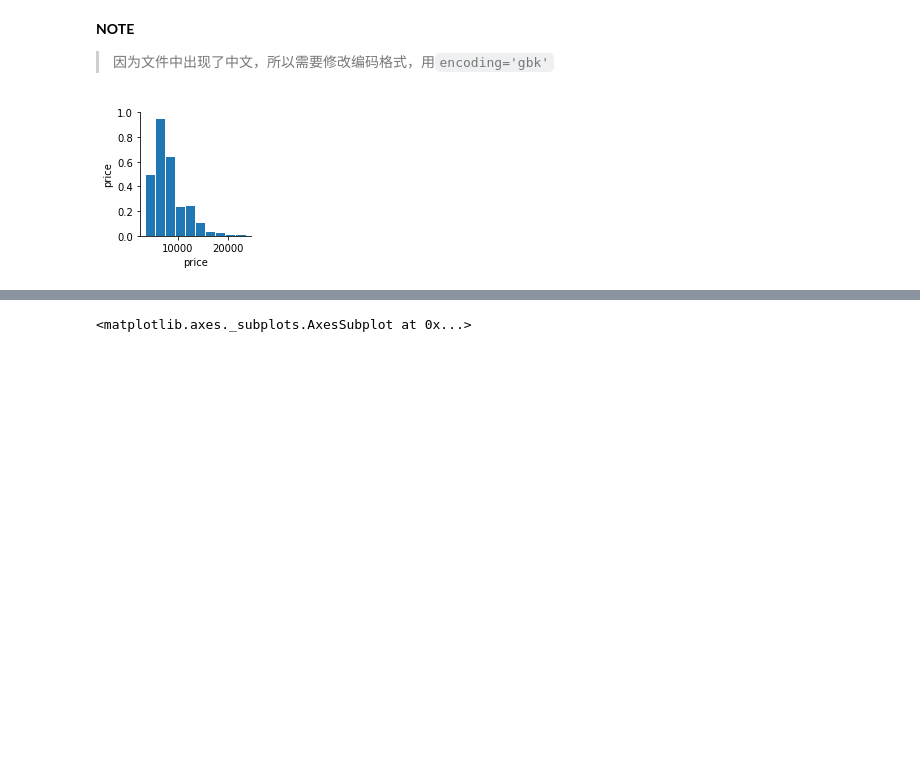
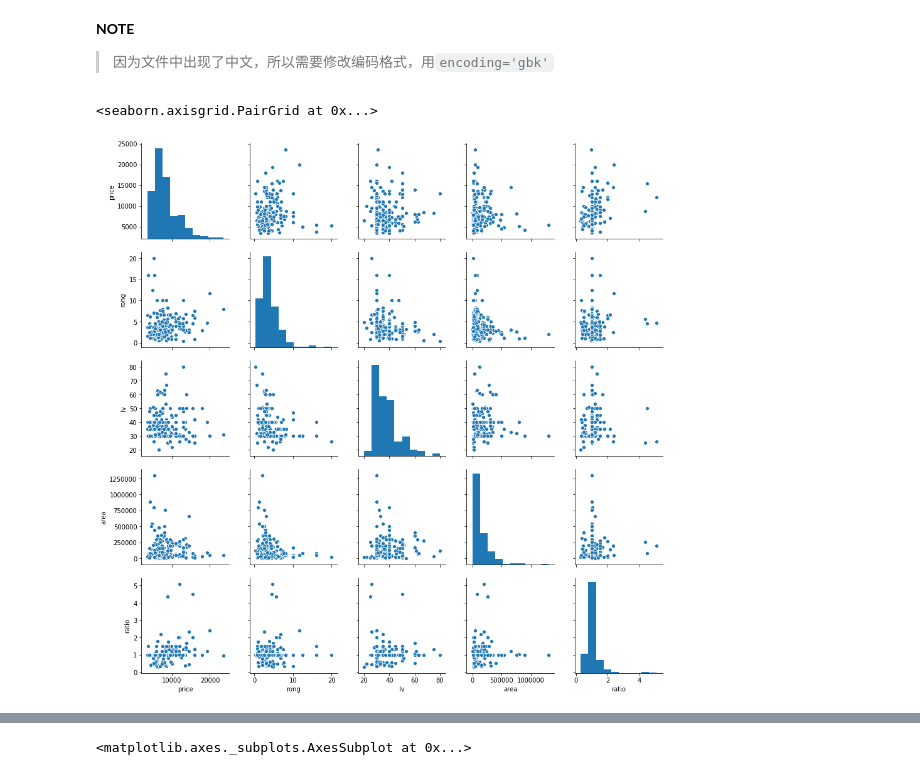
Before and after one commit to git-wy/SimplePython, a Jupyter notebook: Chapter 1 从R到Python/CH 1_2 方差分析/CH 1_2 code.ipynb, the cells around one changed output, grey strips where cells are left out. Cells and saved outputs as stored; diff of their text form; code cells hidden in the pictures; blank space fills up the shorter version.

```diff
--- a/Chapter 1 从R到Python/CH 1_2 方差分析/CH 1_2 code.ipynb
+++ b/Chapter 1 从R到Python/CH 1_2 方差分析/CH 1_2 code.ipynb
@@ -21,15 +21,14 @@ import lmdiag  # 画模型诊断图的模块
 # %%
 # 导入数据之导入csv文件
 
-data_real = pd.read_csv('E:\Data Mining\LearningPython\Chapter 1 从R到Python\CH 1_2 方差分析\CH 1_2 data real.csv', encoding='gbk')  # NOTE
-data_new = pd.read_csv('E:\Data Mining\LearningPython\Chapter 1 从R到Python\CH 1_2 方差分析\CH 1_2 data new.csv', encoding='gbk')
+data_real = pd.read_csv('E:\Data Mining\SimplePython\Chapter 1 从R到Python\CH 1_2 方差分析\CH 1_2 data real.csv', encoding='gbk')  # NOTE
+data_new = pd.read_csv('E:\Data Mining\SimplePython\Chapter 1 从R到Python\CH 1_2 方差分析\CH 1_2 data new.csv', encoding='gbk')
 # %% [markdown]
 **NOTE**
 
 >因为文件中出现了中文，所以需要修改编码格式，用`encoding='gbk'`
-# %%
-g = sns.PairGrid(data_real.iloc[:,0:6])
-g = g.map_diag(plt.hist, edgecolor="w")
-g = g.map_offdiag(plt.scatter, edgecolor="w", s=40)
-# %% [output]
-[figure, removed]
+# %%
+sns.pairplot(data_real)   # 结果和R不同，因为前几个变量是字符串，所以要转为数值型
+# %% [output]
+<seaborn.axisgrid.PairGrid at 0x...>
+[figure, added]
```
Also changed, not shown: parts of 17 cells of this notebook, 3 other files.
